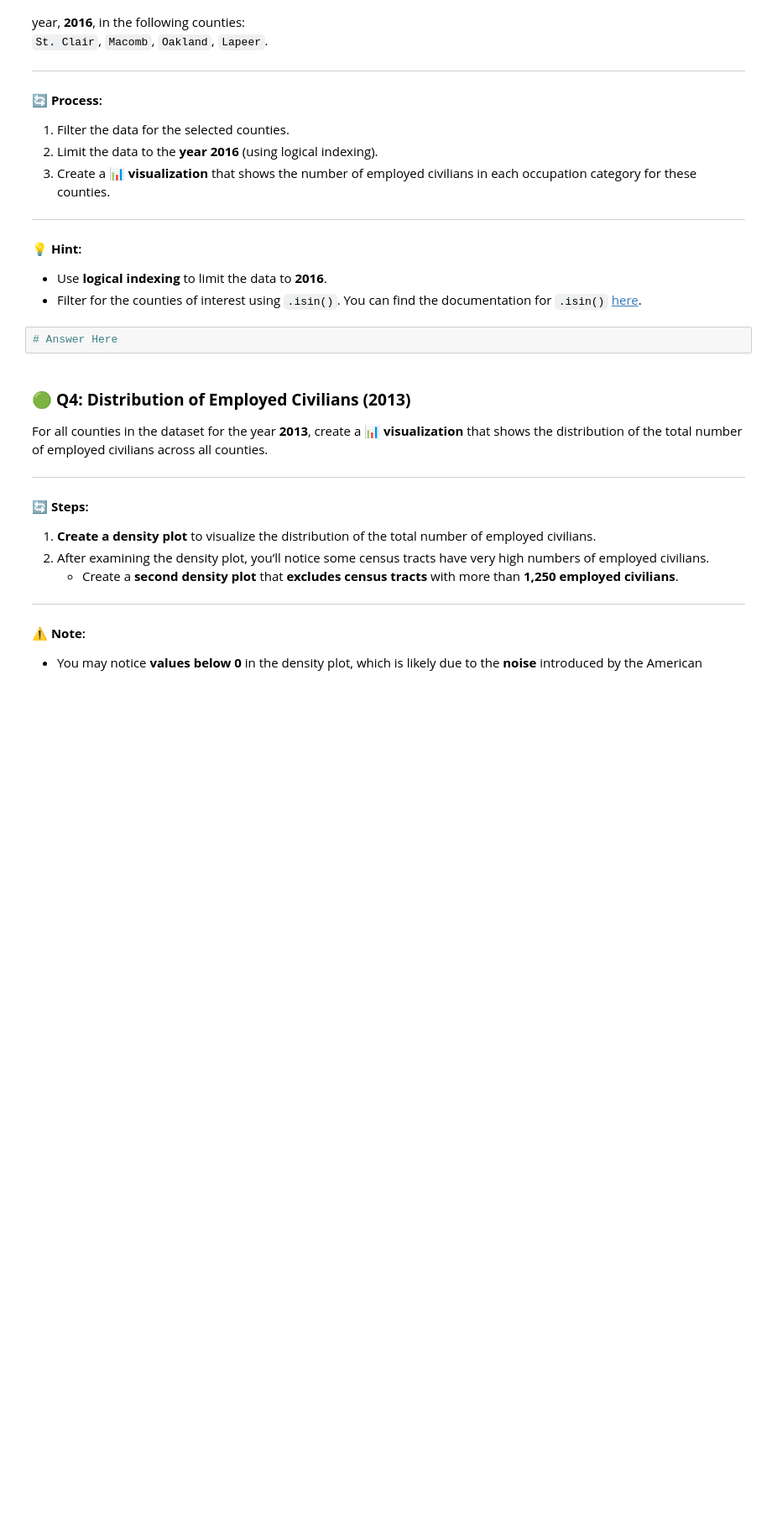
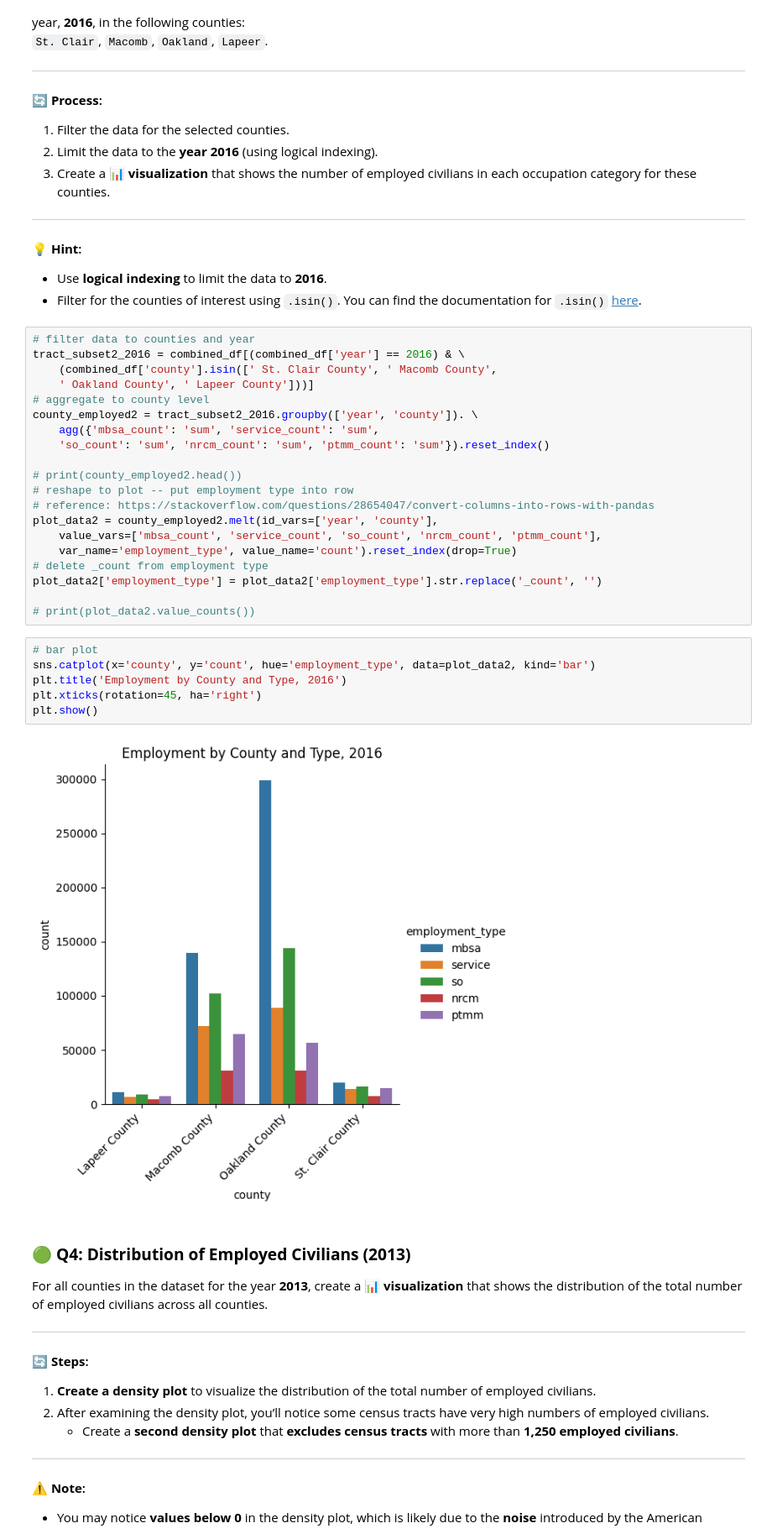
Before and after one commit to franciscothebrady/coursework, a Jupyter notebook: semester_3/si_618/day_1/homework/SI_618_Homework_03.ipynb, the cells around one changed output. Shown: that part at 84% size. Cells and saved outputs as stored; diff of their text form; blank space fills up the shorter version.

```diff
--- a/semester_3/si_618/day_1/homework/SI_618_Homework_03.ipynb
+++ b/semester_3/si_618/day_1/homework/SI_618_Homework_03.ipynb
@@ -270,7 +433,33 @@ Create a 📊 **visualization** that shows the number of employed civilians in e
 - Use **logical indexing** to limit the data to **2016**.
 - Filter for the counties of interest using `.isin()`. You can find the documentation for `.isin()` [here](https://pandas.pydata.org/docs/reference/api/pandas.DataFrame.isin.html).
 # %%
-# Answer Here
+# filter data to counties and year
+tract_subset2_2016 = combined_df[(combined_df['year'] == 2016) & \
+    (combined_df['county'].isin([' St. Clair County', ' Macomb County',
+    ' Oakland County', ' Lapeer County']))]
+# aggregate to county level
+county_employed2 = tract_subset2_2016.groupby(['year', 'county']). \
+    agg({'mbsa_count': 'sum', 'service_count': 'sum',
+    'so_count': 'sum', 'nrcm_count': 'sum', 'ptmm_count': 'sum'}).reset_index()
+
+# print(county_employed2.head())
+# reshape to plot -- put employment type into row
+# reference: https://stackoverflow.com/questions/28654047/convert-columns-into-rows-with-pandas
+plot_data2 = county_employed2.melt(id_vars=['year', 'county'],
+    value_vars=['mbsa_count', 'service_count', 'so_count', 'nrcm_count', 'ptmm_count'],
+    var_name='employment_type', value_name='count').reset_index(drop=True)
+# delete _count from employment type
+plot_data2['employment_type'] = plot_data2['employment_type'].str.replace('_count', '')
+
+# print(plot_data2.value_counts())
+# %%
+# bar plot
+sns.catplot(x='county', y='count', hue='employment_type', data=plot_data2, kind='bar')
+plt.title('Employment by County and Type, 2016')
+plt.xticks(rotation=45, ha='right')
+plt.show()
+# %% [output]
+[figure, added]
 # %% [markdown]
 ### 🟢 **Q4: Distribution of Employed Civilians (2013)**
 
```
Also changed, not shown: parts of 20 cells of this notebook, 10 other files.
